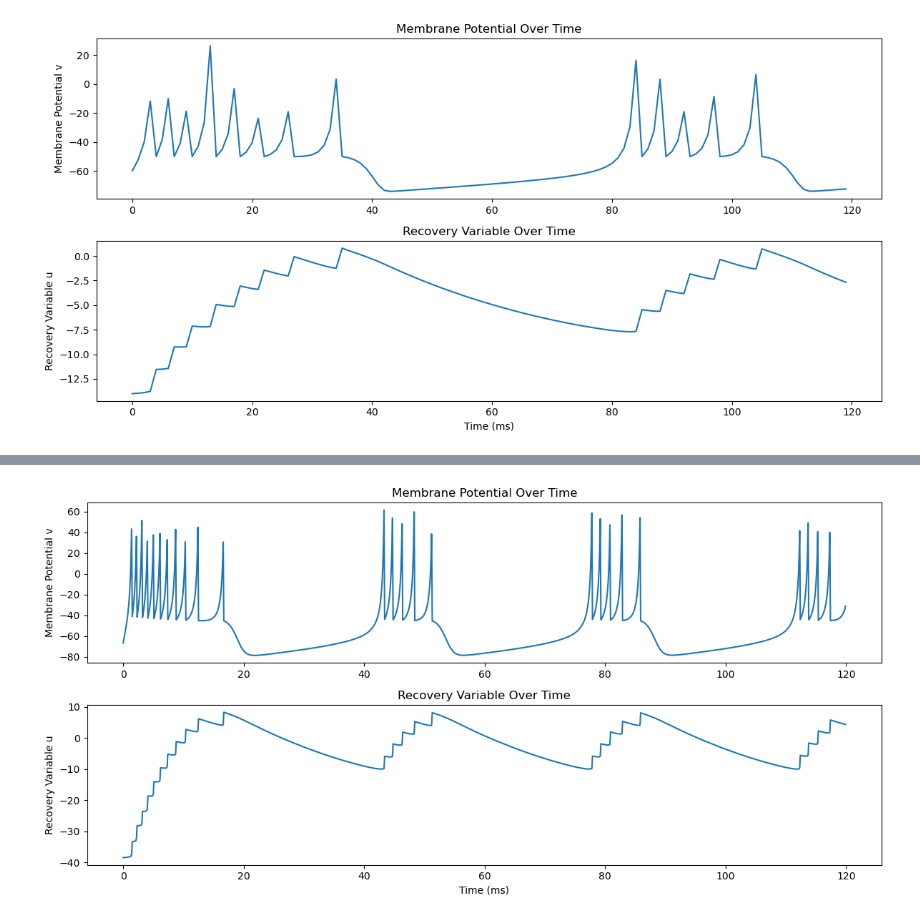
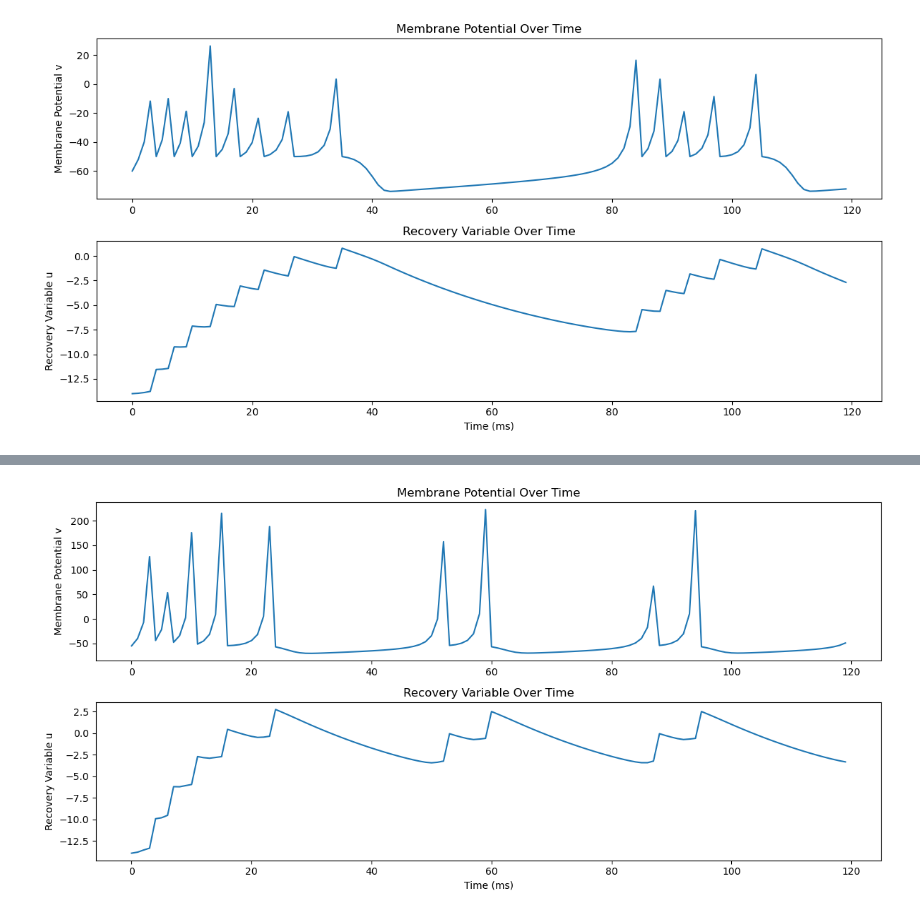
Before and after one commit to balkaransingh9/NeuCube-Izh, a Jupyter notebook: test notebooks/testing_neuron_dynamics.ipynb, the cells around one changed output, grey strips where cells are left out. Cells and saved outputs as stored; diff of their text form; code cells hidden in the pictures.

```diff
--- a/test notebooks/testing_neuron_dynamics.ipynb
+++ b/test notebooks/testing_neuron_dynamics.ipynb
@@ -50,7 +50,7 @@ import numpy as np
 import matplotlib.pyplot as plt
 
 # Izhikevich neuron parameters
-a, b, c, d = 0.02, 0.2, -50, 2
+a, b, c, d = 0.02, 0.2, -65, 8
 v_reset = -60
 v_threshold = 30
 
@@ -99,17 +99,17 @@ plt.show()
 # %%
 # Parameters for the Izhikevich neuron
 #a, b, c, d = 0.055, 0.40, -55, 2
-a, b, c, d = 0.02, 0.55, -45, 4
-I = 10  # Example constant input current
+a, b, c, d = 0.02, 0.2, -55, 3
+#a, b, c, d = 0.02, 1, -65, 2
+I = 15  # Example constant input current
 # I_var = np.random.normal(15, 2, int(T / dt))  # Example random input current
 # mask = np.random.randint(0, 2, int(T / dt))
 #I = I_var*mask
-
 v = -70  # Initial membrane potential
 u = b * v  # Initial recovery variable
 
 T = 120  # Total time to simulate
-dt = 0.1  # Time step
+dt = 1  # Time step
 
 V = []
 U = []
@@ -125,31 +125,31 @@ for t in range(int(T / dt)):
         u += val*(a * (b * v - u))
     else:
         u += dt*(a * (b * v - u))
 
     V.append(v)
     U.append(u)
 
     if v >= 30:
         v = c
         u += d
 
 
 
 # Assuming matplotlib is installed, you could plot the results like this:
 import matplotlib.pyplot as plt
 
 plt.figure(figsize=(12, 6))
 plt.subplot(211)
 plt.title("Membrane Potential Over Time")
 plt.ylabel("Membrane Potential v")
 plt.plot([i * dt for i in range(int(T / dt))], V)
 
 plt.subplot(212)
 plt.title("Recovery Variable Over Time")
 plt.xlabel("Time (ms)")
 plt.ylabel("Recovery Variable u")
 plt.plot([i * dt for i in range(int(T / dt))], U)
 plt.tight_layout()
 plt.show()
 # %% [output]
-[figure, old version]
+[figure, new version]
```
Also changed, not shown: parts of 2 cells of this notebook, 5 other files.
